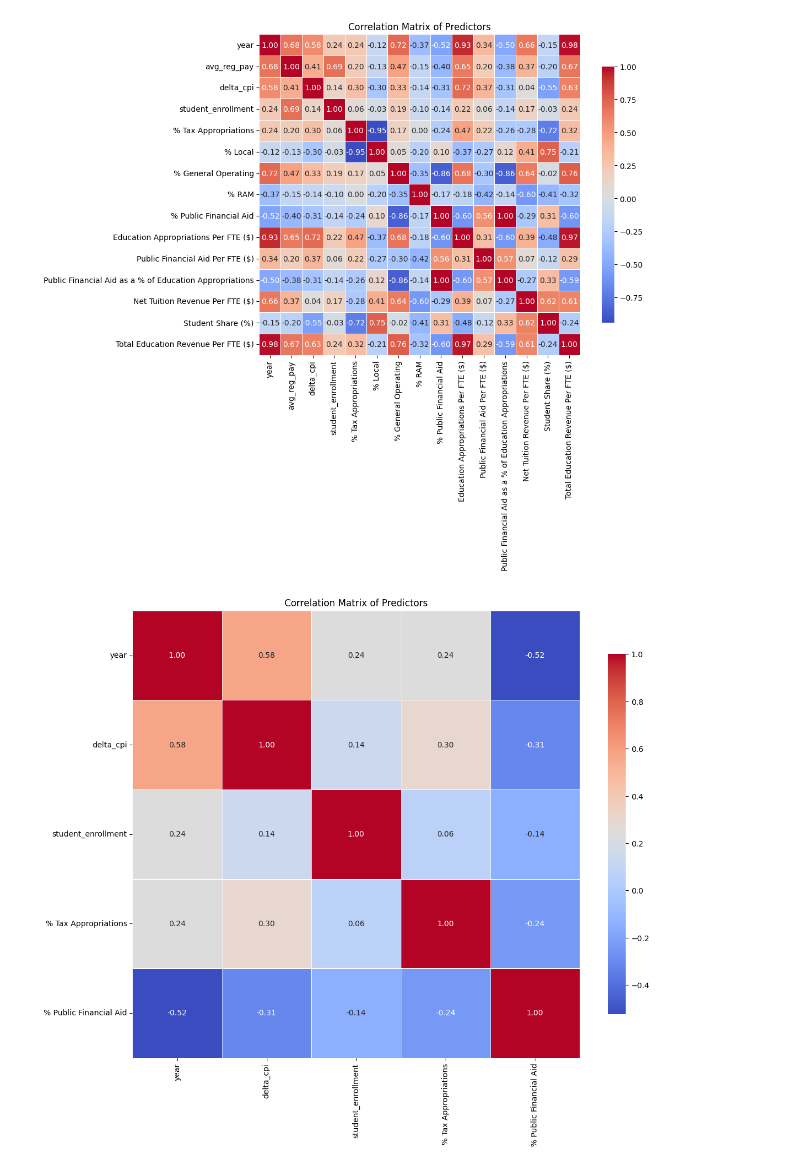
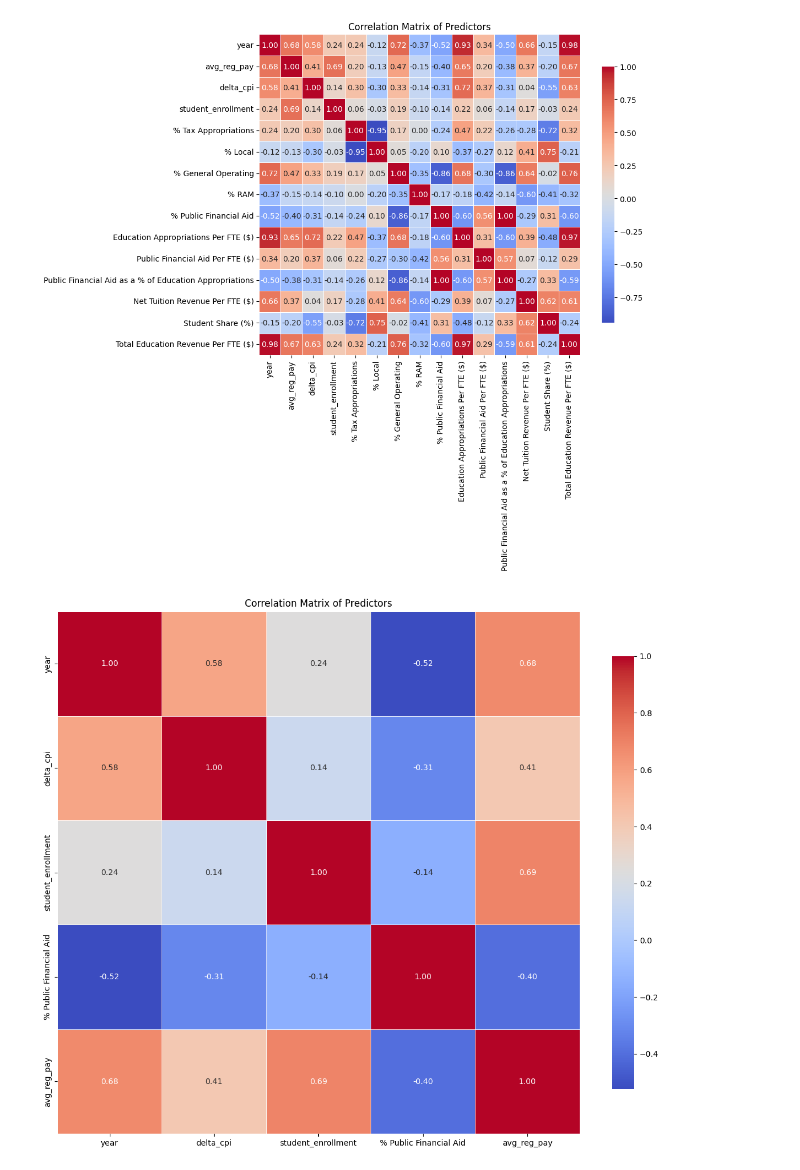
Before and after one commit to nilsberzins/stat-405-final, a Jupyter notebook: EDA405.ipynb, the cells around one changed output. Drawn from its saved outputs; the diff is of its cells as text; code cells hidden in the pictures.

```diff
--- a/EDA405.ipynb
+++ b/EDA405.ipynb
@@ -156,9 +162,6 @@ full_data.head()
 # %%
 #remove NA values
 full_data = full_data.dropna()
-# %%
-full_data = full_data[(full_data["regular.pay"] > 0) & (full_data["regular.pay"] < 600000)]
- # filter out rows with regular.pay = 0 (possibly pay coming from different sources?), also removing a few upperbound outliers
 # %%
 #calculating and removing outliers for regular pay
 #only removing lower bound
@@ -576,19 +625,19 @@ plt.show()
 [figure]
 # %%
 #correlation matrix/heatmap for features we have picked
-numeric_cols = uc_agg[['year', 'delta_cpi', 'student_enrollment', '% Tax Appropriations',
-                       '% Public Financial Aid']]
+numeric_cols = uc_agg[['year', 'delta_cpi', 'student_enrollment', '% Public Financial Aid',
+                       'avg_reg_pay']]
 
 corr_matrix = numeric_cols.corr()
 
 # 2. Plot heatmap
 plt.figure(figsize=(12, 10))
 sns.heatmap(corr_matrix, annot=True, fmt=".2f", cmap="coolwarm", square=True,
             cbar_kws={"shrink": 0.8}, linewidths=0.5)
 plt.title("Correlation Matrix of Predictors")
 plt.tight_layout()
 plt.show()
 # %% [output]
-[figure, old version]
+[figure, new version]
 # %%
 #checking vif
```
Also changed, not shown: parts of 13 cells of this notebook.
